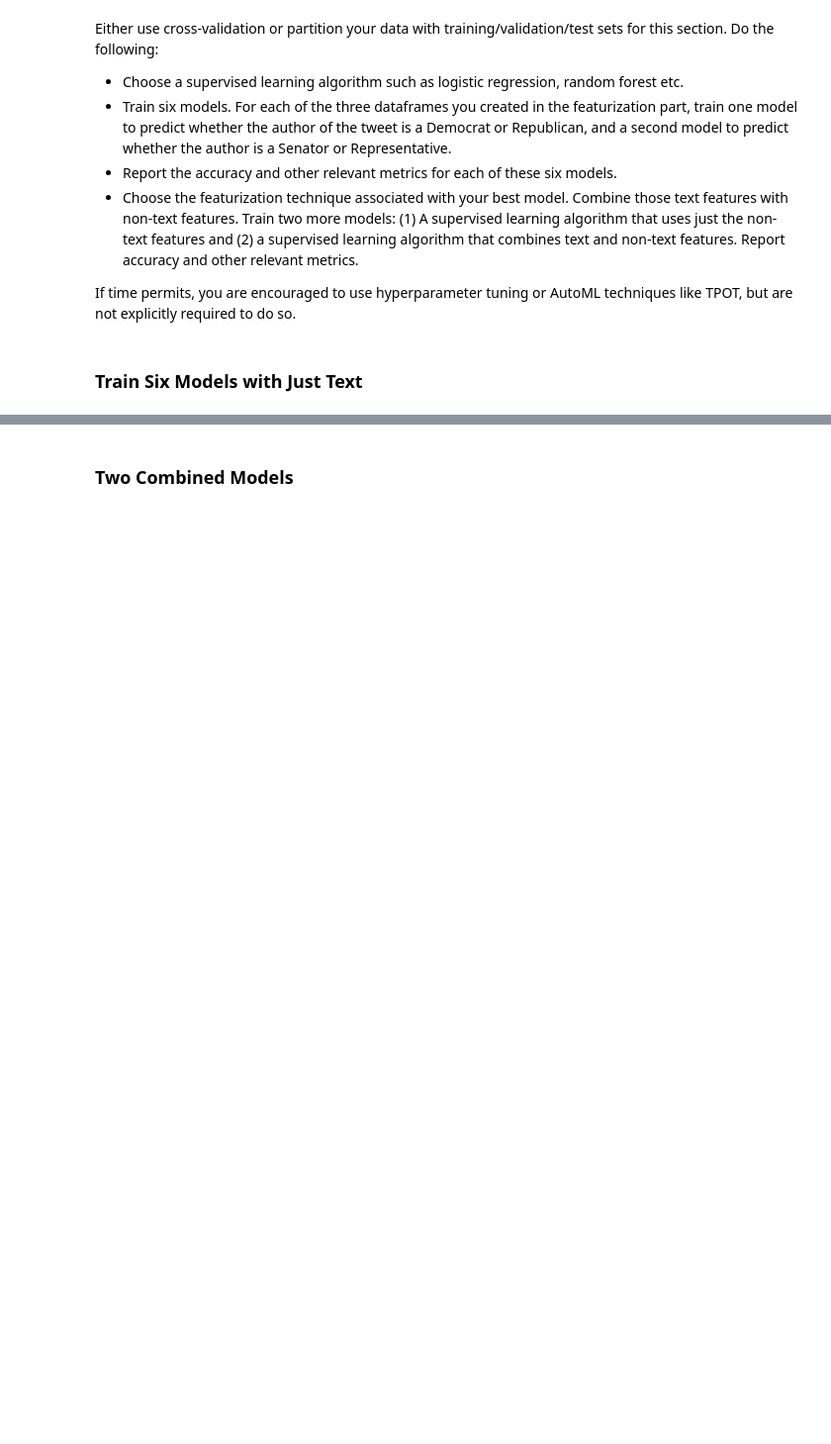
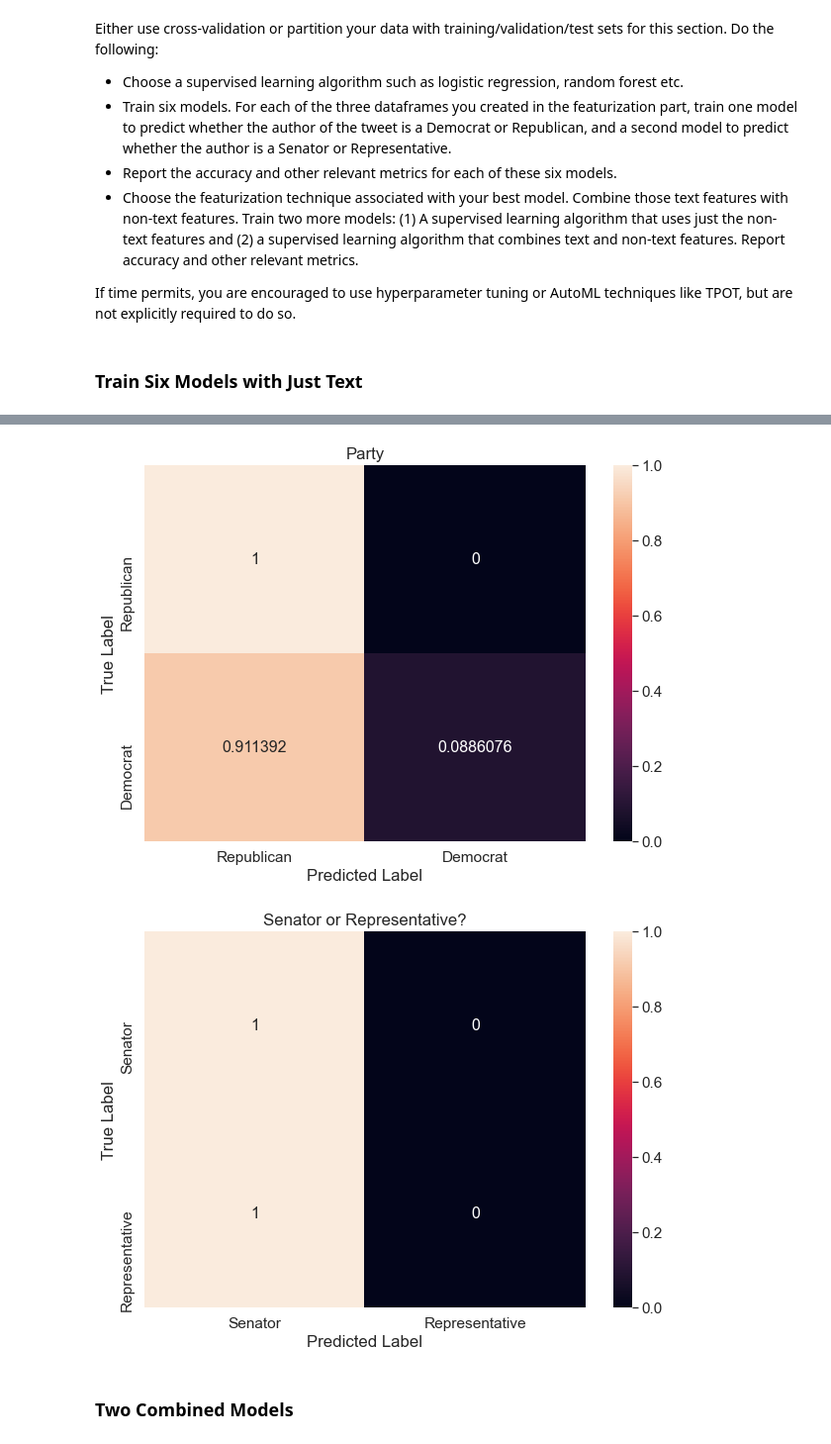
Before and after one commit to paulbsalamanca/CSS-Project-5-Team-6-Spring-2021, a Jupyter notebook: Project 5 Student.ipynb, the cells around one changed output, grey strips where cells are left out. Shown: that part at 99% size. Drawn from its saved outputs; the diff is of its cells as text; code cells hidden in the pictures; blank space fills up the shorter version.

```diff
--- a/Project 5 Student.ipynb
+++ b/Project 5 Student.ipynb
@@ -577,0 +500,5 @@ If time permits, you are encouraged to use hyperparameter tuning or AutoML techn
+# %%
+# drop independents
+
+tweets_plus_tfidf_no_ind = tweets_plus_tfidf[ tweets_plus_tfidf.party != 'Independent' ]
+tweets_plus_tfidf_no_ind.head()
@@ -577,0 +555,6 @@ If time permits, you are encouraged to use hyperparameter tuning or AutoML techn
+# %%
+from sklearn.preprocessing import LabelBinarizer
+
+lb_style = LabelBinarizer()
+y_party = lb_style.fit_transform(tweets_plus_tfidf_no_ind['party']) # predict party affiliation
+y_position = lb_style.fit_transform(tweets_plus_tfidf_no_ind['position']) # predict position
@@ -577,0 +563,8 @@ If time permits, you are encouraged to use hyperparameter tuning or AutoML techn
+# %%
+target = [y_party, y_position]
+
+target_title = ['Party', 'Senator or Representative?']
+
+cm_cols = [{0: "Republican", 1: "Democrat"}, {0: "Senator", 1: "Representative"}]
+
+cm_cols_index = [["Republican", "Democrat"], ["Senator", "Representative"]]
@@ -578,3 +611,48 @@ If time permits, you are encouraged to use hyperparameter tuning or AutoML techn
+# %%
+# re-run the model with the hyperparameters above
+from sklearn.metrics import confusion_matrix
+
+
+for target_vals, target_name, cmc, cmci in zip(target, target_title, cm_cols, cm_cols_index):
+    X_train, X_test, y_train, y_test = train_test_split(X,
+                                                        target_vals,
+                                                        train_size = .80,
+                                                        test_size=0.20,
+                                                        random_state = 10)
+
+
+    # insert hyperparameters here
+    logit_reg = LogisticRegression(l1_ratio = 0.0,
+                              #fit_intercept = True,
+                              penalty = 'l2',
+                              solver = 'newton-cg')
+
+    # fit the model
+    logit_model = logit_reg.fit(X_train, y_train.ravel())
+
+    y_pred = logit_model.predict(X_test)
+
+    cf_matrix = confusion_matrix(y_test, y_pred, normalize = "true")
+
+    df_cm = pd.DataFrame(cf_matrix, range(2),
+                      range(2))
+
+    df_cm = df_cm.rename(index=str, columns=cmc)
+    df_cm.index = cmci
+    plt.figure(figsize = (10,7))
+    sns.set(font_scale=1.4)#for label size
+    sns.heatmap(df_cm,
+               annot=True,
+               annot_kws={"size": 16},
+               fmt='g')
+
+    plt.title(target_name)
+    plt.xlabel("Predicted Label")
+    plt.ylabel("True Label")
+    plt.show()
+# %% [output]
+[figure, added]
+[figure, added]
 # %% [markdown]
 ### Two Combined Models
 # %%
```
Also changed, not shown: parts of 22 cells of this notebook.
